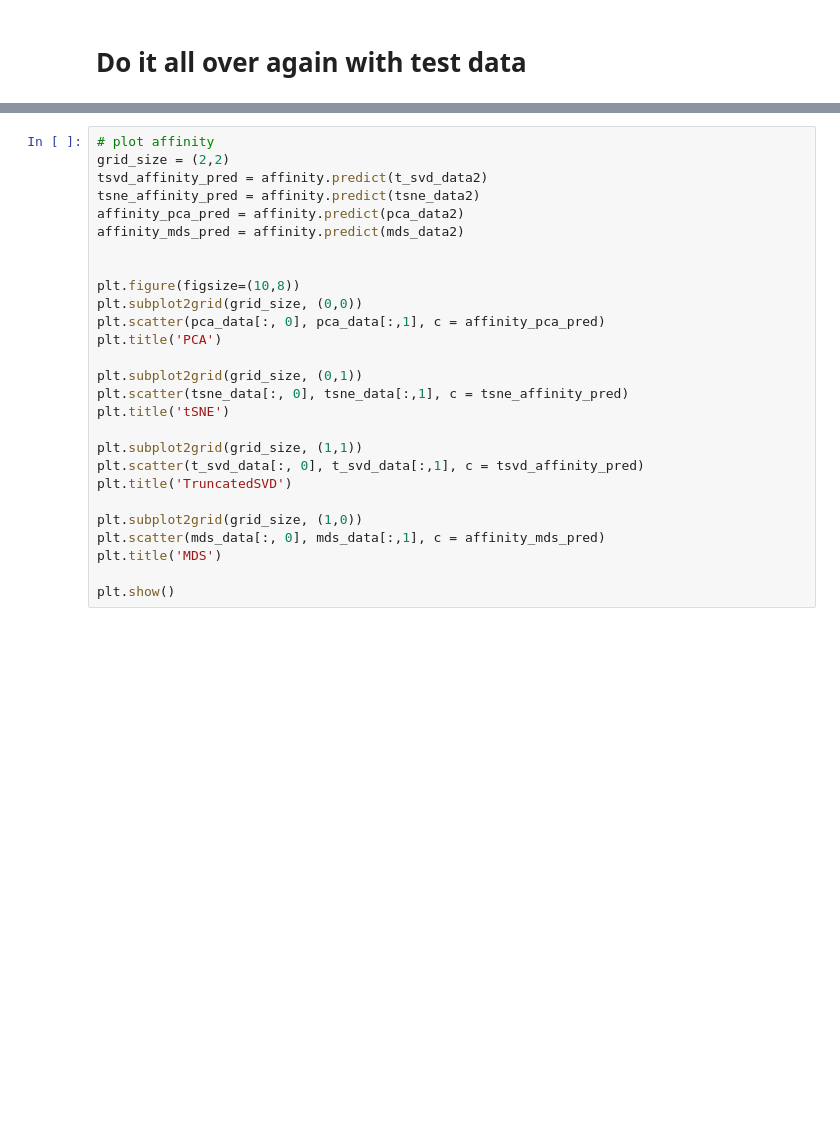
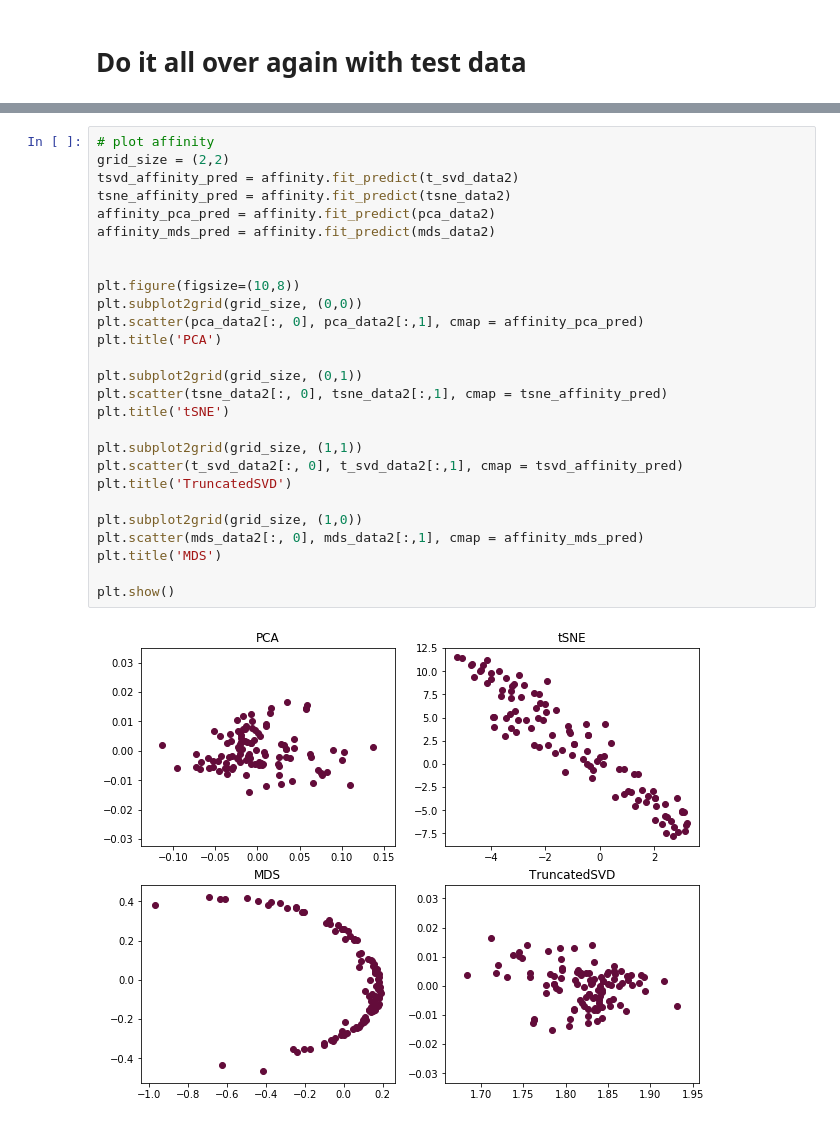
Before and after one commit to Schmidt8181/Allreciepes_NLP, a Jupyter notebook: All_Recipes_NLP.ipynb, the cells around one changed output, grey strips where cells are left out. Saved outputs shown, nothing was run; the diff lists cells and outputs as text; blank space fills up the shorter version.

```diff
--- a/All_Recipes_NLP.ipynb
+++ b/All_Recipes_NLP.ipynb
@@ -808,30 +847,32 @@ plt.show()
 # %%
 # plot affinity
 grid_size = (2,2)
-tsvd_affinity_pred = affinity.predict(t_svd_data2)
-tsne_affinity_pred = affinity.predict(tsne_data2)
-affinity_pca_pred = affinity.predict(pca_data2)
-affinity_mds_pred = affinity.predict(mds_data2)
+tsvd_affinity_pred = affinity.fit_predict(t_svd_data2)
+tsne_affinity_pred = affinity.fit_predict(tsne_data2)
+affinity_pca_pred = affinity.fit_predict(pca_data2)
+affinity_mds_pred = affinity.fit_predict(mds_data2)
 
 
 plt.figure(figsize=(10,8))
 plt.subplot2grid(grid_size, (0,0))
-plt.scatter(pca_data[:, 0], pca_data[:,1], c = affinity_pca_pred)
+plt.scatter(pca_data2[:, 0], pca_data2[:,1], cmap = affinity_pca_pred)
 plt.title('PCA')
 
 plt.subplot2grid(grid_size, (0,1))
-plt.scatter(tsne_data[:, 0], tsne_data[:,1], c = tsne_affinity_pred)
+plt.scatter(tsne_data2[:, 0], tsne_data2[:,1], cmap = tsne_affinity_pred)
 plt.title('tSNE')
 
 plt.subplot2grid(grid_size, (1,1))
-plt.scatter(t_svd_data[:, 0], t_svd_data[:,1], c = tsvd_affinity_pred)
+plt.scatter(t_svd_data2[:, 0], t_svd_data2[:,1], cmap = tsvd_affinity_pred)
 plt.title('TruncatedSVD')
 
 plt.subplot2grid(grid_size, (1,0))
-plt.scatter(mds_data[:, 0], mds_data[:,1], c = affinity_mds_pred)
+plt.scatter(mds_data2[:, 0], mds_data2[:,1], cmap = affinity_mds_pred)
 plt.title('MDS')
 
 plt.show()
+# %% [output]
+[figure, added]
 # %%
 # cluster Spectral
 grid_size = (2,2)
```
Also changed, not shown: parts of 24 cells of this notebook.
